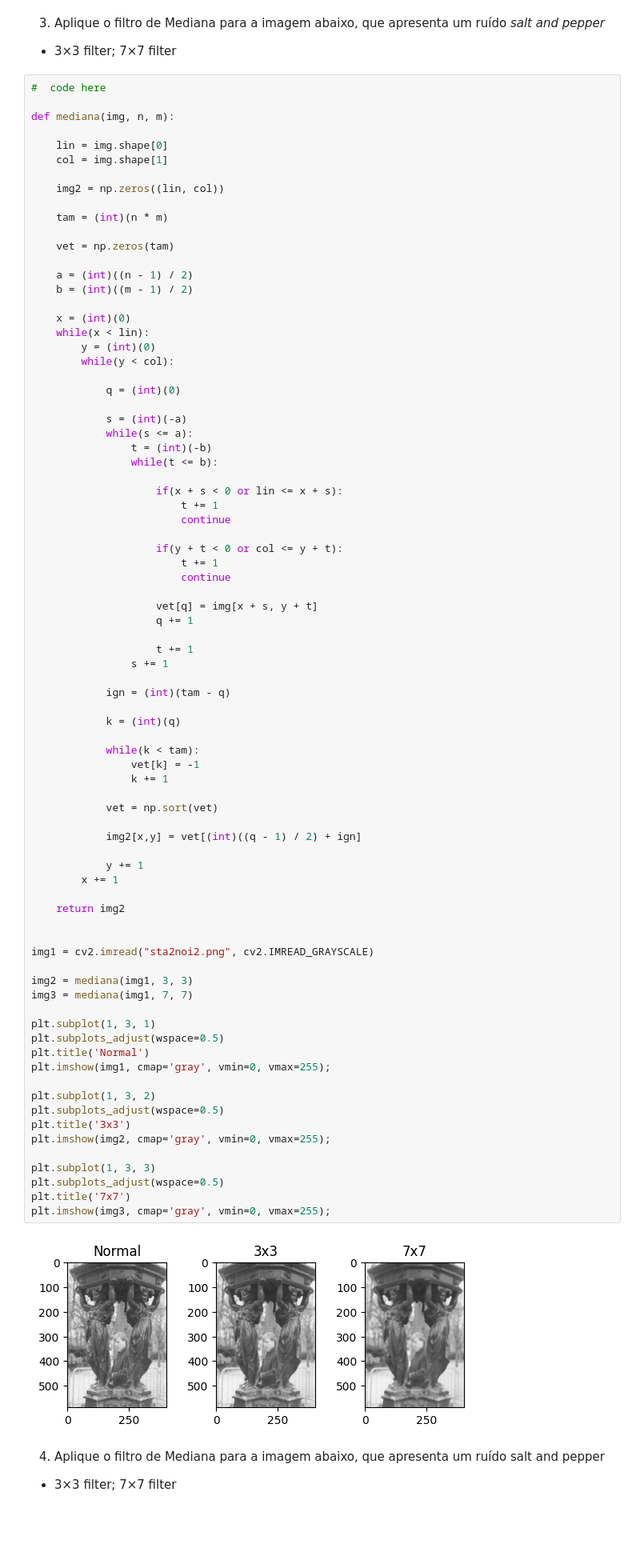
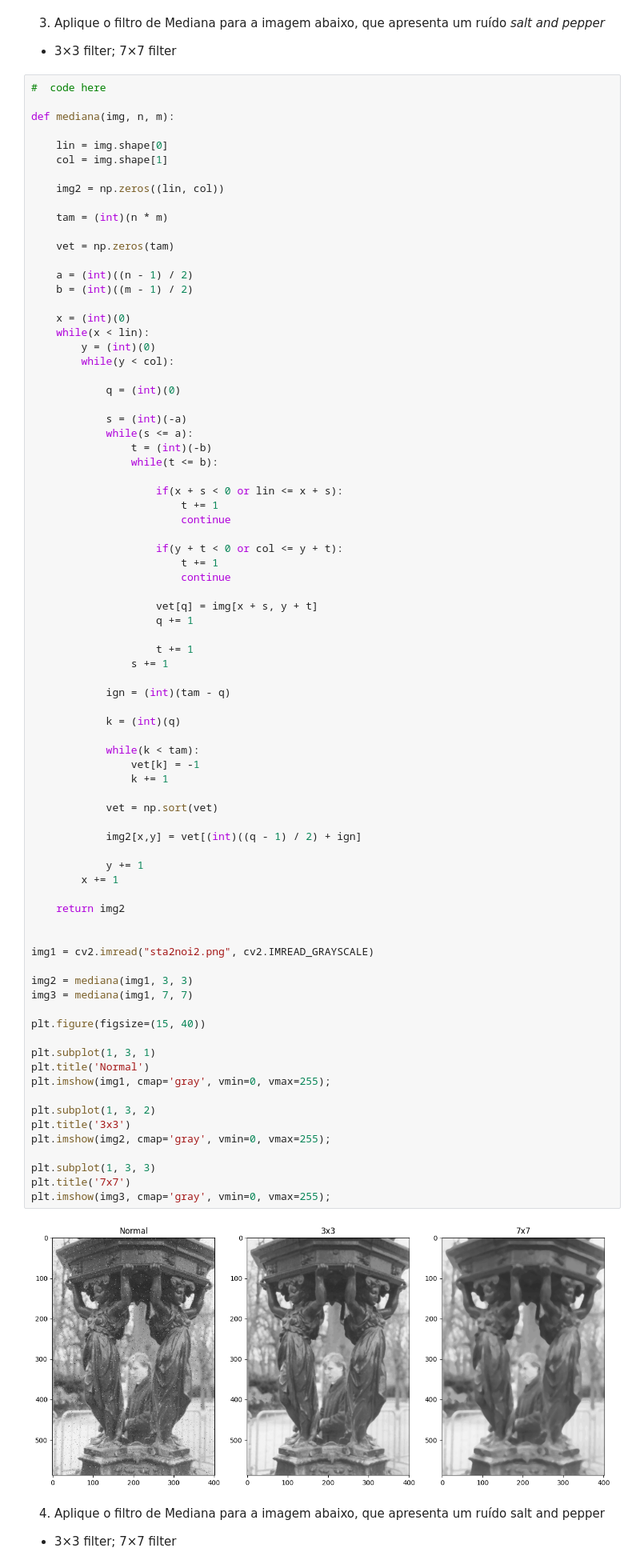
Before and after one commit to carlos-000-carlos/gsi058_t1_carlos.menezes, a Jupyter notebook: Lab04 - Low pass filtering/Lab04.ipynb, the cells around one changed output. Shown at 80% size. Drawn from its saved outputs; the diff is of its cells as text; blank space fills up the shorter version.

```diff
--- a/Lab04 - Low pass filtering/Lab04.ipynb
+++ b/Lab04 - Low pass filtering/Lab04.ipynb
@@ -279,37 +279,36 @@ def mediana(img, n, m):
                 vet[k] = -1
                 k += 1
 
             vet = np.sort(vet)
 
             img2[x,y] = vet[(int)((q - 1) / 2) + ign]
 
             y += 1
         x += 1
 
     return img2
 
 
 img1 = cv2.imread("sta2noi2.png", cv2.IMREAD_GRAYSCALE)
 
 img2 = mediana(img1, 3, 3)
 img3 = mediana(img1, 7, 7)
 
+plt.figure(figsize=(15, 40))
+
 plt.subplot(1, 3, 1)
-plt.subplots_adjust(wspace=0.5)
 plt.title('Normal')
 plt.imshow(img1, cmap='gray', vmin=0, vmax=255);
 
 plt.subplot(1, 3, 2)
-plt.subplots_adjust(wspace=0.5)
 plt.title('3x3')
 plt.imshow(img2, cmap='gray', vmin=0, vmax=255);
 
 plt.subplot(1, 3, 3)
-plt.subplots_adjust(wspace=0.5)
 plt.title('7x7')
 plt.imshow(img3, cmap='gray', vmin=0, vmax=255);
 # %% [output]
-[figure, old version]
+[figure, new version]
 # %% [markdown]
 4)	Aplique o filtro de Mediana para a imagem abaixo, que apresenta um ruído salt and pepper
 - 3×3 filter;	7×7 filter
```
Also changed, not shown: parts of 3 cells of this notebook.
